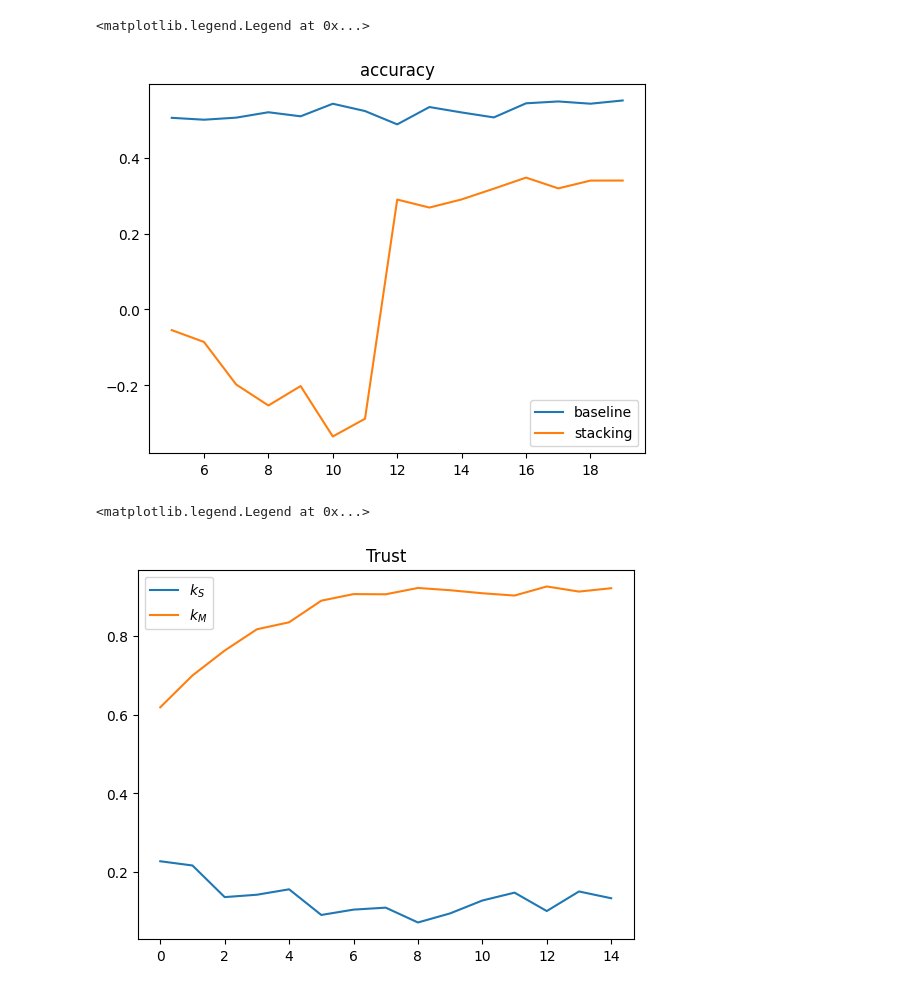
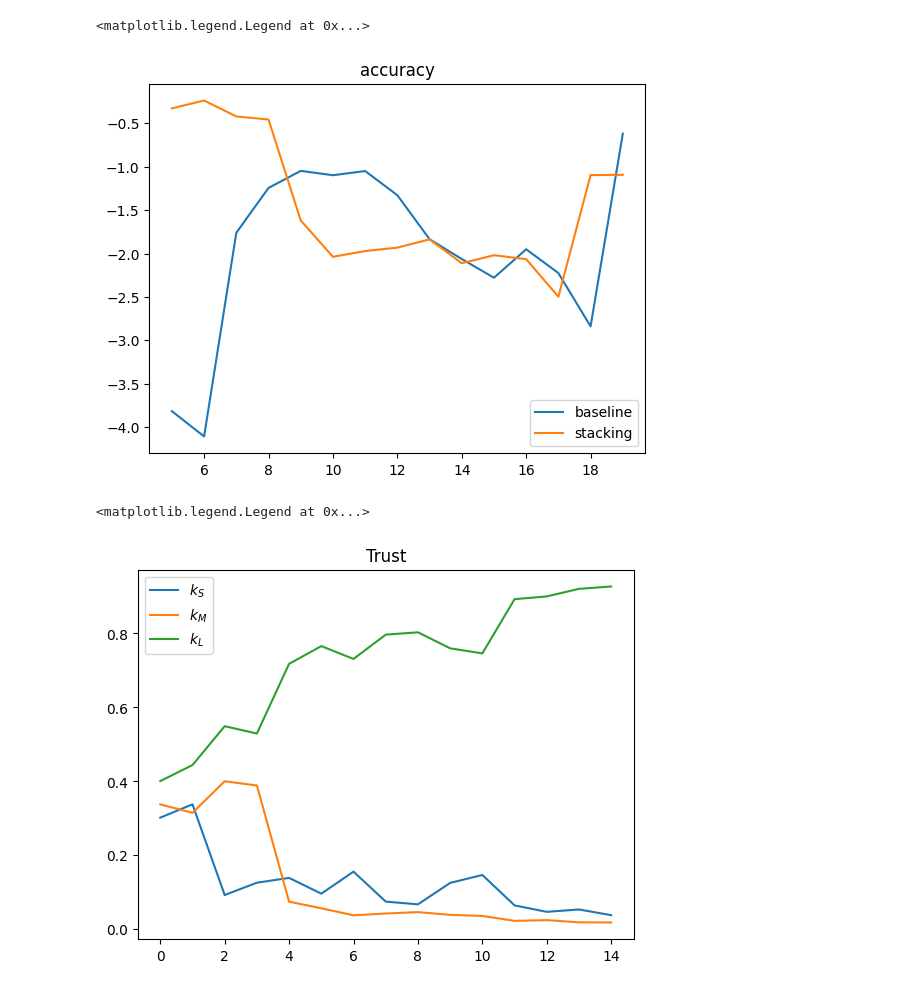
Before and after one commit to Yuriyzabegaev/solver_selector, a Jupyter notebook: stacking.ipynb, the cells around one changed output. Drawn from its saved outputs; the diff is of its cells as text; code cells hidden in the pictures.

```diff
--- a/stacking.ipynb
+++ b/stacking.ipynb
@@ -1,6 +1,6 @@
 # %%
 import numpy as np
-from data_scripts import load_data
+from data_scripts import load_data as load_data
 from thermal_solvers import make_thermal_solver_space
 from matplotlib import pyplot as plt
 
@@ -12,14 +12,14 @@ def only_cpr(path):
     results = []
     for sim in data:
         results.extend(
-            [val for val in sim if "cpr" in val.config["gmres"]["preconditioner"]]
+            [val for val in sim if "schur_cd" in val.config["gmres"]["preconditioner"]]
         )
     return results
 
 np.random.seed(42)
 
 # data_m = only_cpr("examples/2/thermal_warmstart_m_s_stacking.py")
-data_m = only_cpr("examples/2/thermal_coldstart_m.py")
-# data_l = only_cpr('examples/2/thermal_coldstart_l.py')
+# data_m = only_cpr("examples/2/thermal_warmstart_m_s_stacking")
+data_l = only_cpr('examples/2/thermal_warmstart_l_sm_stacking')
 # %% [output]
 Loading data:
@@ -29,11 +29,11 @@ from data_scripts import get_newest_data_paths
 from solver_selector.performance_predictor import make_performance_predictor, train_performance_predictor
 from thermal_solvers import make_thermal_solver_space
 
-cpr_template = make_thermal_solver_space(solver='cpr').get_all_solvers()[0]
+cpr_template = make_thermal_solver_space(solver='schur').get_all_solvers()[0]
 # %%
 def compare(div):
-    data_train, data_test = data_m[:div], data_m[div:]
-    # data_train, data_test = data_l[:div], data_l[div:]
+    # data_train, data_test = data_m[:div], data_m[div:]
+    data_train, data_test = data_l[:div], data_l[div:]
 
     stacking = make_performance_predictor(
         params={
@@ -42,7 +42,7 @@ def compare(div):
             "samples_before_fit": 0,
             "stacking_datasets": [
                 get_newest_data_paths("examples/1/thermal_dynamic", n_newest=1),
-                # get_newest_data_paths("examples/2/thermal_coldstart_m", n_newest=1),
+                get_newest_data_paths("examples/2/thermal_warmstart_m_s_stacking", n_newest=1),
             ],
         },
         solver_template=cpr_template,
@@ -59,7 +59,7 @@ def compare(div):
         baseline,
         data_paths=(
             get_newest_data_paths("examples/1/thermal_dynamic", n_newest=1)
-            # + get_newest_data_paths("examples/2/thermal_coldstart_m", n_newest=1)
+            + get_newest_data_paths("examples/2/thermal_warmstart_m_s_stacking", n_newest=1)
         ),
     )
 
@@ -80,8 +80,6 @@ def compare(div):
     coefs = list(stacking.regressor.trust_model.coef_) + [
         stacking.regressor.trust_model.intercept_
     ]
-    # coefs = None
-    # stacking_score = None
     return baseline_score, stacking_score, coefs
 # %%
 from tqdm import tqdm
@@ -225,15 +227,15 @@ plt.title("accuracy")
 plt.legend()
 # %% [output]
 <matplotlib.legend.Legend at 0x...>
-[figure, old version]
+[figure, new version]
 # %%
 plt.plot(np.array(c_list)[:, 0], label="$k_S$")
 plt.plot(np.array(c_list)[:, 1], label="$k_M$")
-# plt.plot(np.array(c_list)[:, 2], label="$k_L$")
+plt.plot(np.array(c_list)[:, 2], label="$k_L$")
 # plt.plot(np.array(c_list)[:, 3], label='$b$')
 plt.title("Trust")
 # plt.yscale('log')
 plt.legend()
 # %% [output]
 <matplotlib.legend.Legend at 0x...>
-[figure, old version]
+[figure, new version]
```
Also changed, not shown: parts of 2 cells of this notebook, 37 other files.
